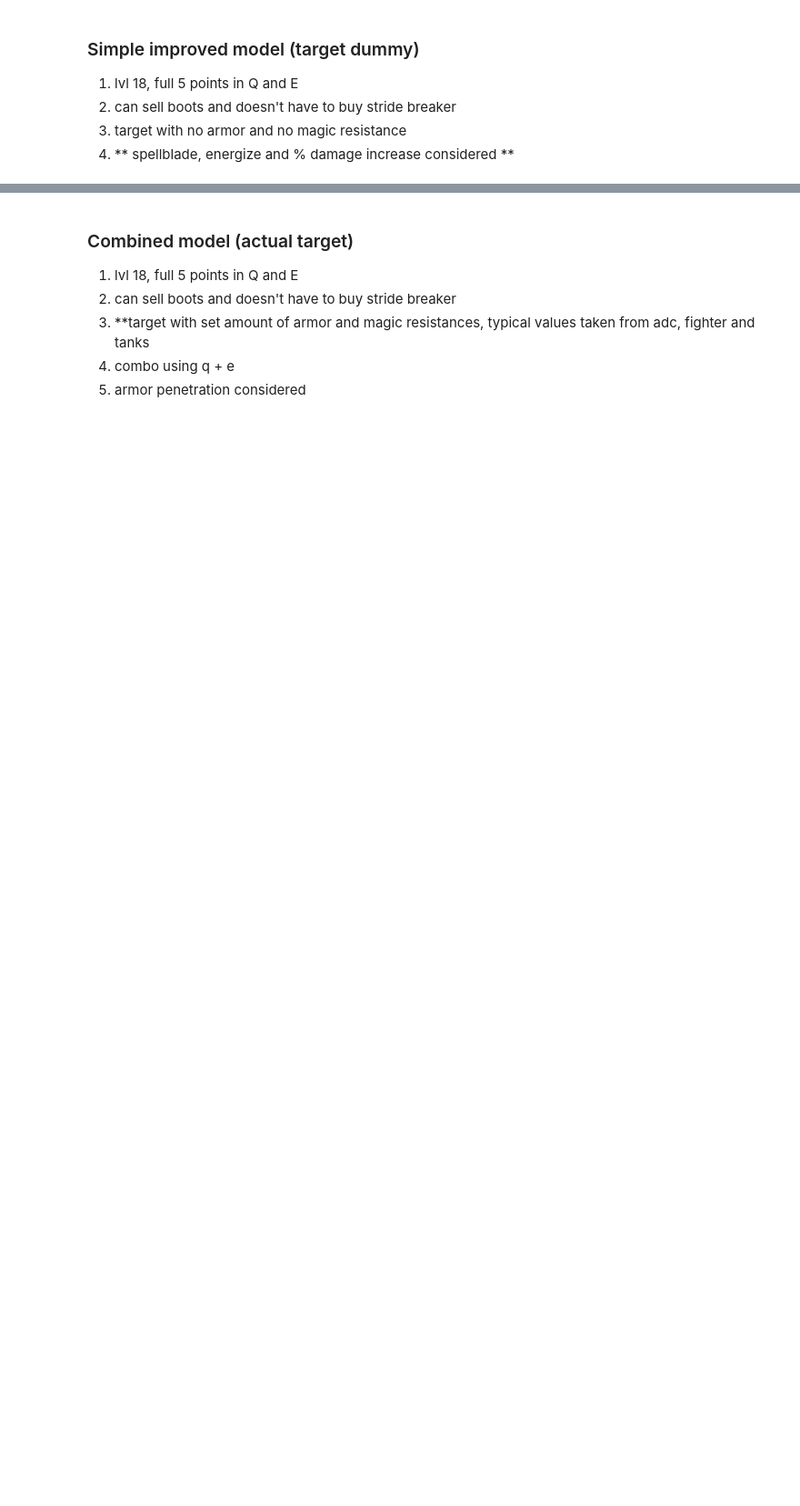
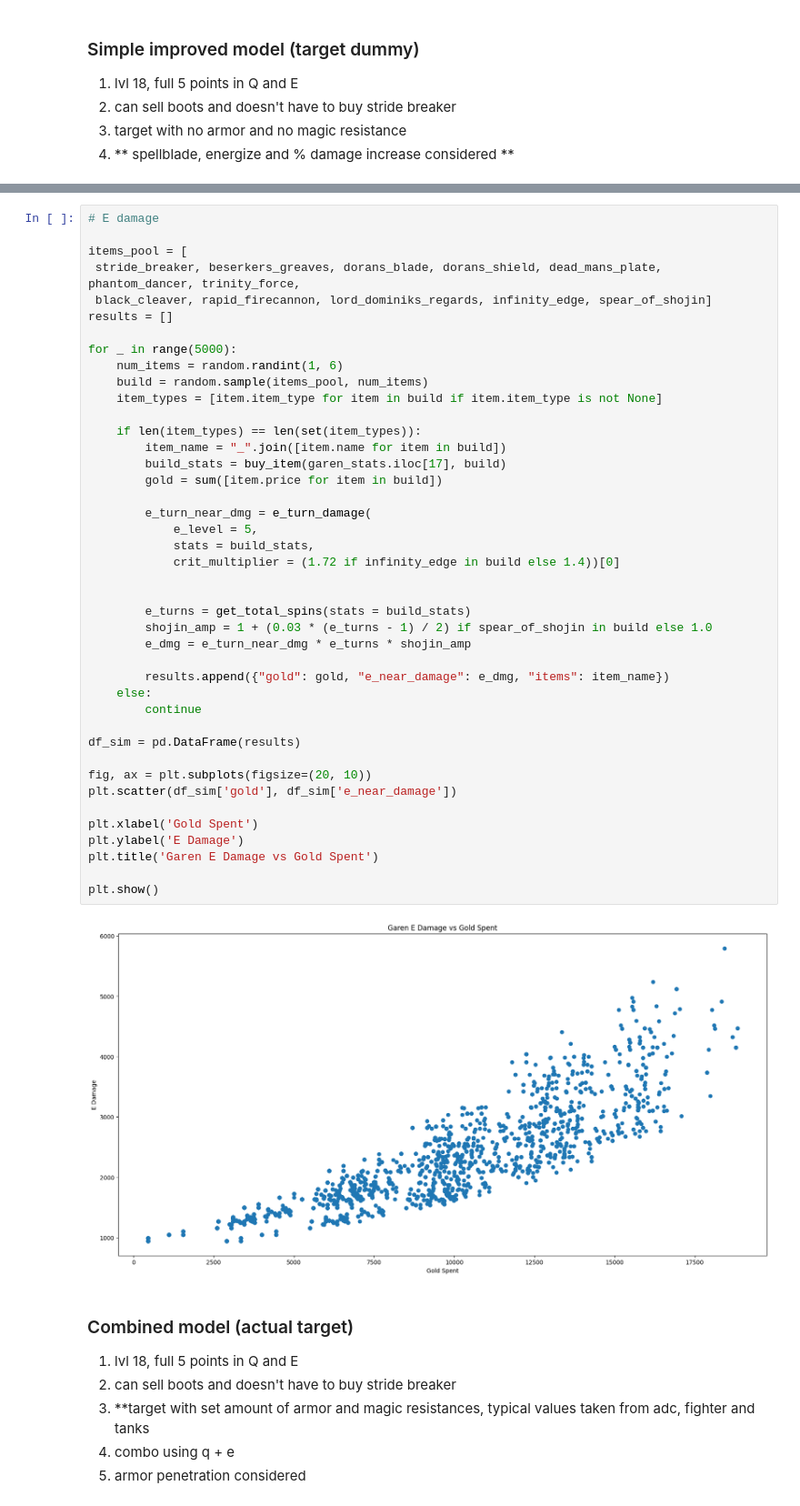
Before and after one commit to CalvoSeko/quant-projects-practice, a Jupyter notebook: practice projects/garen_build/garen_optimization.ipynb, the cells around one changed output, grey strips where cells are left out. Shown at 91% size. Drawn from its saved outputs; the diff is of its cells as text; blank space fills up the shorter version.

```diff
--- a/practice projects/garen_build/garen_optimization.ipynb
+++ b/practice projects/garen_build/garen_optimization.ipynb
@@ -502,3 +501,47 @@ plt.show()
+# %%
+# E damage
+
+items_pool = [
+ stride_breaker, beserkers_greaves, dorans_blade, dorans_shield, dead_mans_plate, phantom_dancer, trinity_force,
+ black_cleaver, rapid_firecannon, lord_dominiks_regards, infinity_edge, spear_of_shojin]
+results = []
+
+for _ in range(5000):
+    num_items = random.randint(1, 6)
+    build = random.sample(items_pool, num_items)
+    item_types = [item.item_type for item in build if item.item_type is not None]
+
+    if len(item_types) == len(set(item_types)):
+        item_name = "_".join([item.name for item in build])
+        build_stats = buy_item(garen_stats.iloc[17], build)
+        gold = sum([item.price for item in build])
+
+        e_turn_near_dmg = e_turn_damage(
+            e_level = 5,
+            stats = build_stats,
+            crit_multiplier = (1.72 if infinity_edge in build else 1.4))[0]
+
+
+        e_turns = get_total_spins(stats = build_stats)
+        shojin_amp = 1 + (0.03 * (e_turns - 1) / 2) if spear_of_shojin in build else 1.0
+        e_dmg = e_turn_near_dmg * e_turns * shojin_amp
+
+        results.append({"gold": gold, "e_near_damage": e_dmg, "items": item_name})
+    else:
+        continue
+
+df_sim = pd.DataFrame(results)
+
+fig, ax = plt.subplots(figsize=(20, 10))
+plt.scatter(df_sim['gold'], df_sim['e_near_damage'])
+
+plt.xlabel('Gold Spent')
+plt.ylabel('E Damage')
+plt.title('Garen E Damage vs Gold Spent')
+
+plt.show()
+# %% [output]
+[figure, added]
 # %% [markdown]
 ### Combined model (actual target) ###
 <ol>
```
Also changed, not shown: parts of 3 cells of this notebook.
